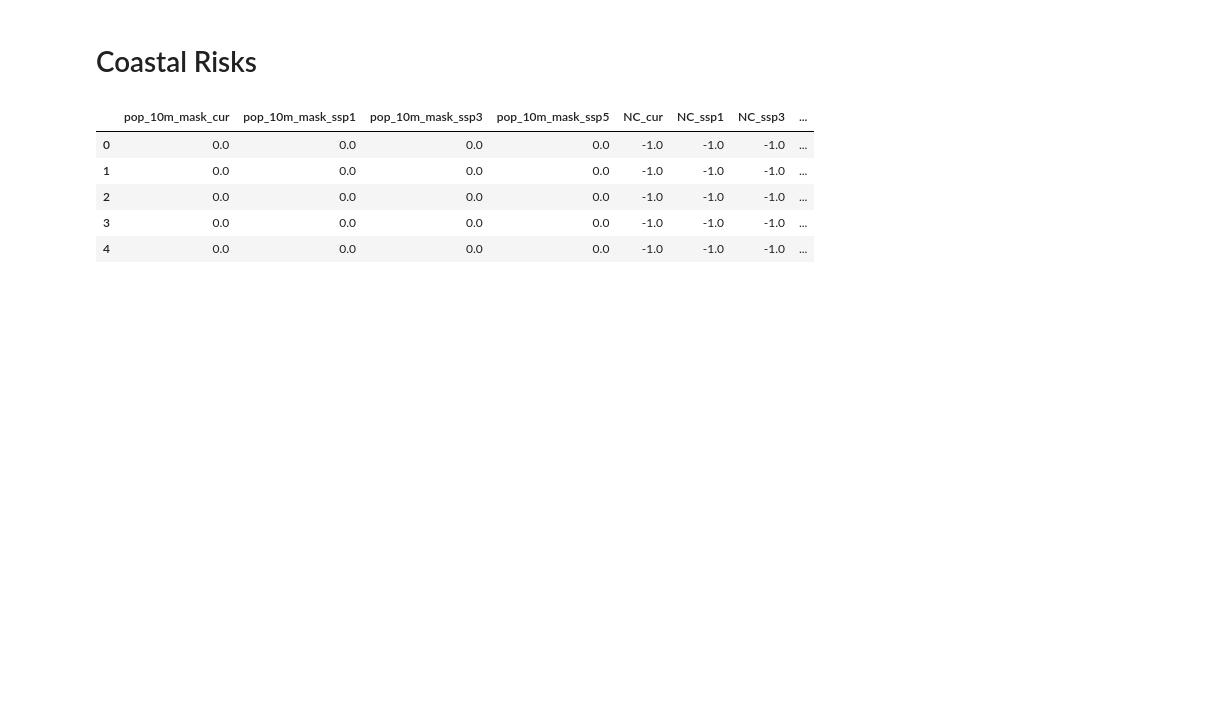
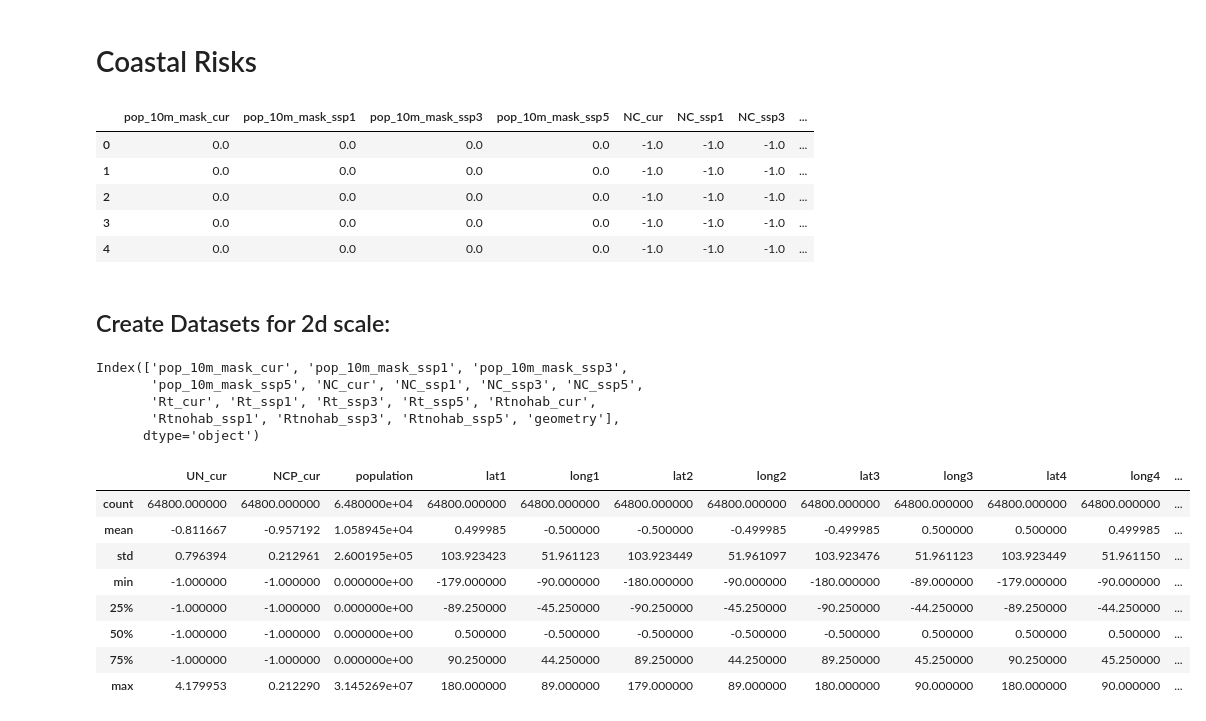
Before and after one commit to charlottegiseleweil/ipbes, a Jupyter notebook: Data Processing/Data_processing.ipynb, the cells around one changed output. Drawn from its saved outputs; the diff is of its cells as text; code cells hidden in the pictures; blank space fills up the shorter version.

Commit message:
Coastal risk global Done

```diff
--- a/Data Processing/Data_processing.ipynb
+++ b/Data Processing/Data_processing.ipynb
@@ -258,3 +258,32 @@ data.head()
 | 2 | 0.0 | 0.0 | 0.0 | 0.0 | -1.0 | -1.0 | -1.0 | ... |
 | 3 | 0.0 | 0.0 | 0.0 | 0.0 | -1.0 | -1.0 | -1.0 | ... |
 | 4 | 0.0 | 0.0 | 0.0 | 0.0 | -1.0 | -1.0 | -1.0 | ... |
+# %% [markdown]
+## Create Datasets for 2d scale:
+# %%
+data.columns
+# %% [output]
+Index(['pop_10m_mask_cur', 'pop_10m_mask_ssp1', 'pop_10m_mask_ssp3',
+       'pop_10m_mask_ssp5', 'NC_cur', 'NC_ssp1', 'NC_ssp3', 'NC_ssp5',
+       'Rt_cur', 'Rt_ssp1', 'Rt_ssp3', 'Rt_ssp5', 'Rtnohab_cur',
+       'Rtnohab_ssp1', 'Rtnohab_ssp3', 'Rtnohab_ssp5', 'geometry'],
+      dtype='object')
+# %%
+data_coastal_2d = data[['Rt_cur','NC_cur','pop_10m_mask_cur','geometry']].copy()
+data_coastal_2d.columns = ['UN_cur','NCP_cur','population','geometry']
+for i in range(5):
+    data_coastal_2d['lat'+str(i+1)] = data_coastal_2d.geometry.apply(lambda x : x[i][0])
+    data_coastal_2d['long'+str(i+1)] = data_coastal_2d.geometry.apply(lambda x : x[i][1])
+data_coastal_2d = data_coastal_2d.dropna()
+data_coastal_2d = data_coastal_2d.drop(columns=['geometry'])
+data_coastal_2d.describe()
+# %% [output]
+|  | UN_cur | NCP_cur | population | lat1 | long1 | lat2 | long2 | lat3 | long3 | lat4 | long4 | ... |
+| count | 64800.000000 | 64800.000000 | 6.480000e+04 | 64800.000000 | 64800.000000 | 64800.000000 | 64800.000000 | 64800.000000 | 64800.000000 | 64800.000000 | 64800.000000 | ... |
+| mean | -0.811667 | -0.957192 | 1.058945e+04 | 0.499985 | -0.500000 | -0.500000 | -0.499985 | -0.499985 | 0.500000 | 0.500000 | 0.499985 | ... |
+| std | 0.796394 | 0.212961 | 2.600195e+05 | 103.923423 | 51.961123 | 103.923449 | 51.961097 | 103.923476 | 51.961123 | 103.923449 | 51.961150 | ... |
+| min | -1.000000 | -1.000000 | 0.000000e+00 | -179.000000 | -90.000000 | -180.000000 | -90.000000 | -180.000000 | -89.000000 | -179.000000 | -90.000000 | ... |
+| 25% | -1.000000 | -1.000000 | 0.000000e+00 | -89.250000 | -45.250000 | -90.250000 | -45.250000 | -90.250000 | -44.250000 | -89.250000 | -44.250000 | ... |
+| 50% | -1.000000 | -1.000000 | 0.000000e+00 | 0.500000 | -0.500000 | -0.500000 | -0.500000 | -0.500000 | 0.500000 | 0.500000 | 0.500000 | ... |
+| 75% | -1.000000 | -1.000000 | 0.000000e+00 | 90.250000 | 44.250000 | 89.250000 | 44.250000 | 89.250000 | 45.250000 | 90.250000 | 45.250000 | ... |
+| max | 4.179953 | 0.212290 | 3.145269e+07 | 180.000000 | 89.000000 | 179.000000 | 89.000000 | 180.000000 | 90.000000 | 180.000000 | 90.000000 | ... |
```
Also changed, not shown: parts of 3 cells of this notebook, 2 other files.
